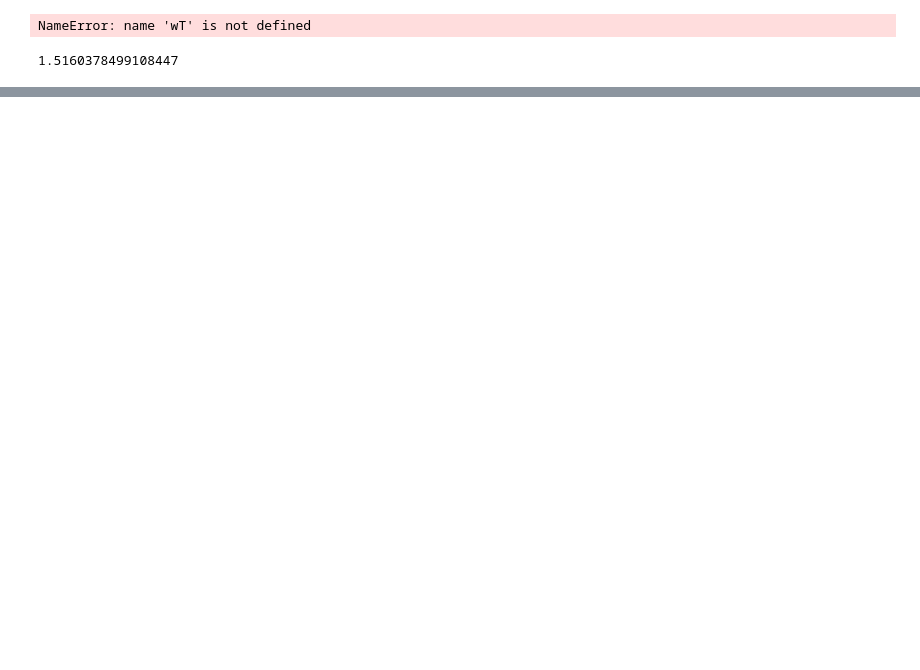
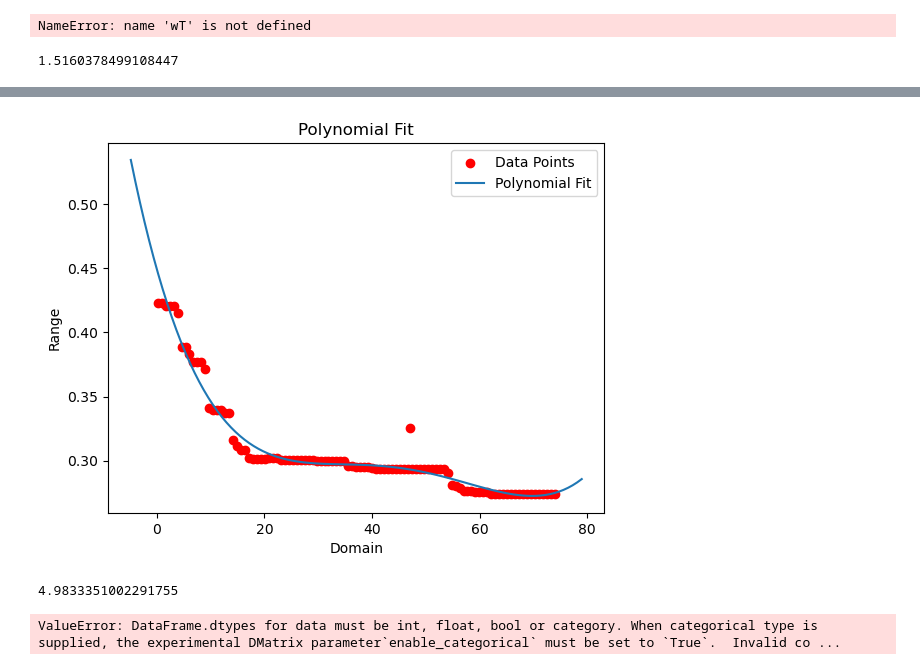
Before and after one commit to kcpch/Licencjat, a Jupyter notebook: xgboost.ipynb, the cells around one changed output, grey strips where cells are left out. Drawn from its saved outputs; the diff is of its cells as text; code cells hidden in the pictures; blank space fills up the shorter version.

```diff
--- a/xgboost.ipynb
+++ b/xgboost.ipynb
@@ -258,0 +388,11 @@ sum(w**2)
+# %%
+import sympy as sp
+df = cp_henry.result
+
+df = df.reset_index()
+df = df[['age', '_yhat_']]
+
+df = df.groupby('age', as_index=False).agg({'_yhat_': 'mean'})
+
+x = sp.symbols('x')
+# s = sp.interpolating_spline(1, x, df.age, df._yhat_)
@@ -258,0 +425,28 @@ sum(w**2)
+# %%
+import numpy as np
+import matplotlib.pyplot as plt
+
+p = np.polynomial.polynomial.Polynomial.fit(df['age'], df['_yhat_'], 4)
+
+x_vals = np.linspace(min(df['age'])-5, max(df['age'])+5, 100)
+# Evaluate the polynomial at the x values
+y_vals = p(x_vals)
+
+plt.scatter(df['age'], df['_yhat_'], color='red', label='Data Points')
+plt.plot(x_vals, y_vals, label='Polynomial Fit')
+plt.xlabel('Domain')
+plt.ylabel('Range')
+plt.legend()
+plt.title('Polynomial Fit')
+plt.show()
+
+p(150)
+# %% [output]
+[figure, added]
+4.9833351002291755
+# %%
+import xgboost as xgb
+
+dtrain = xgb.DMatrix(X, label=y)
+# %% [output]
+ValueError: DataFrame.dtypes for data must be int, float, bool or category. When categorical type is supplied, the experimental DMatrix parameter`enable_categorical` must be set to `True`.  Invalid co ...
```
Also changed, not shown: parts of 16 cells of this notebook, 1 other file.
